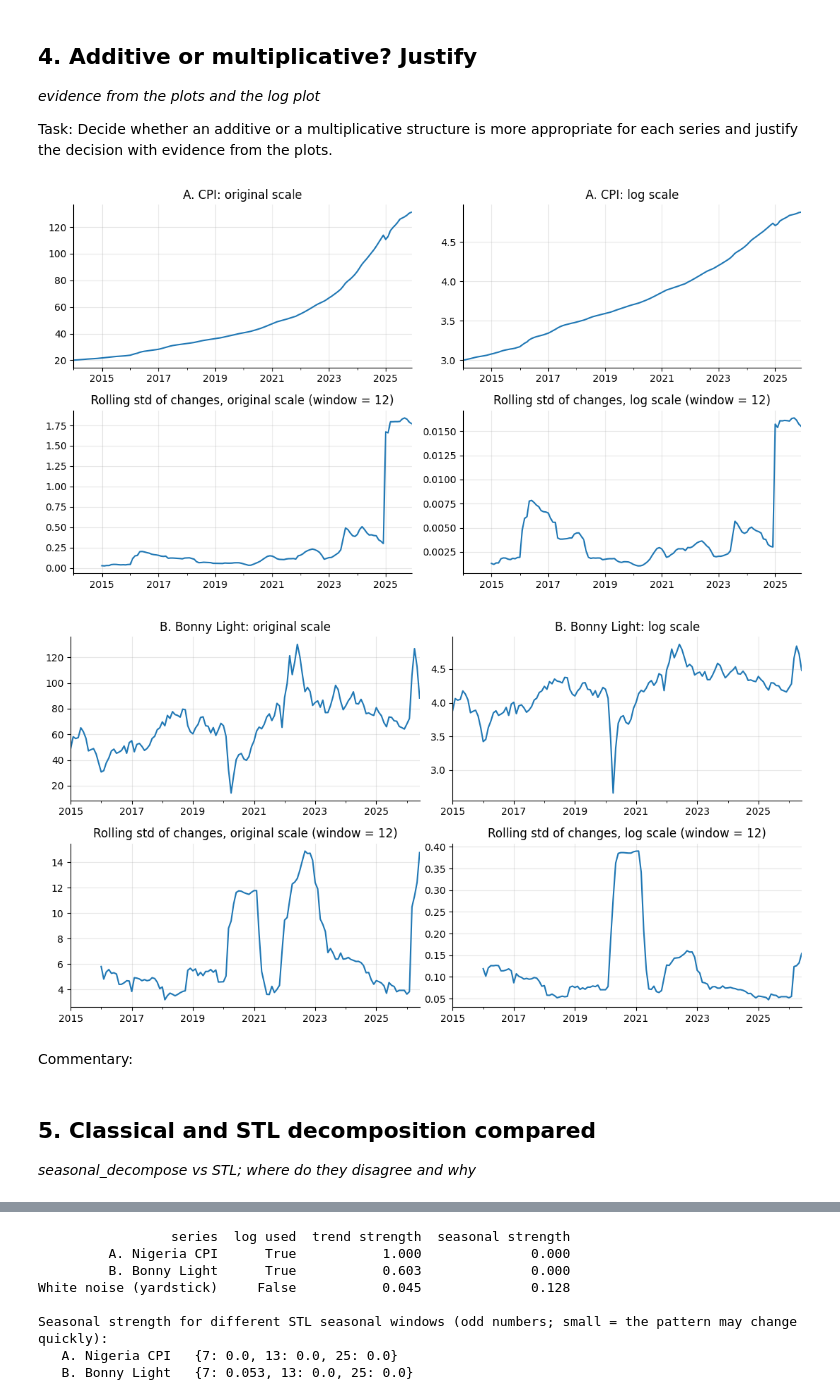
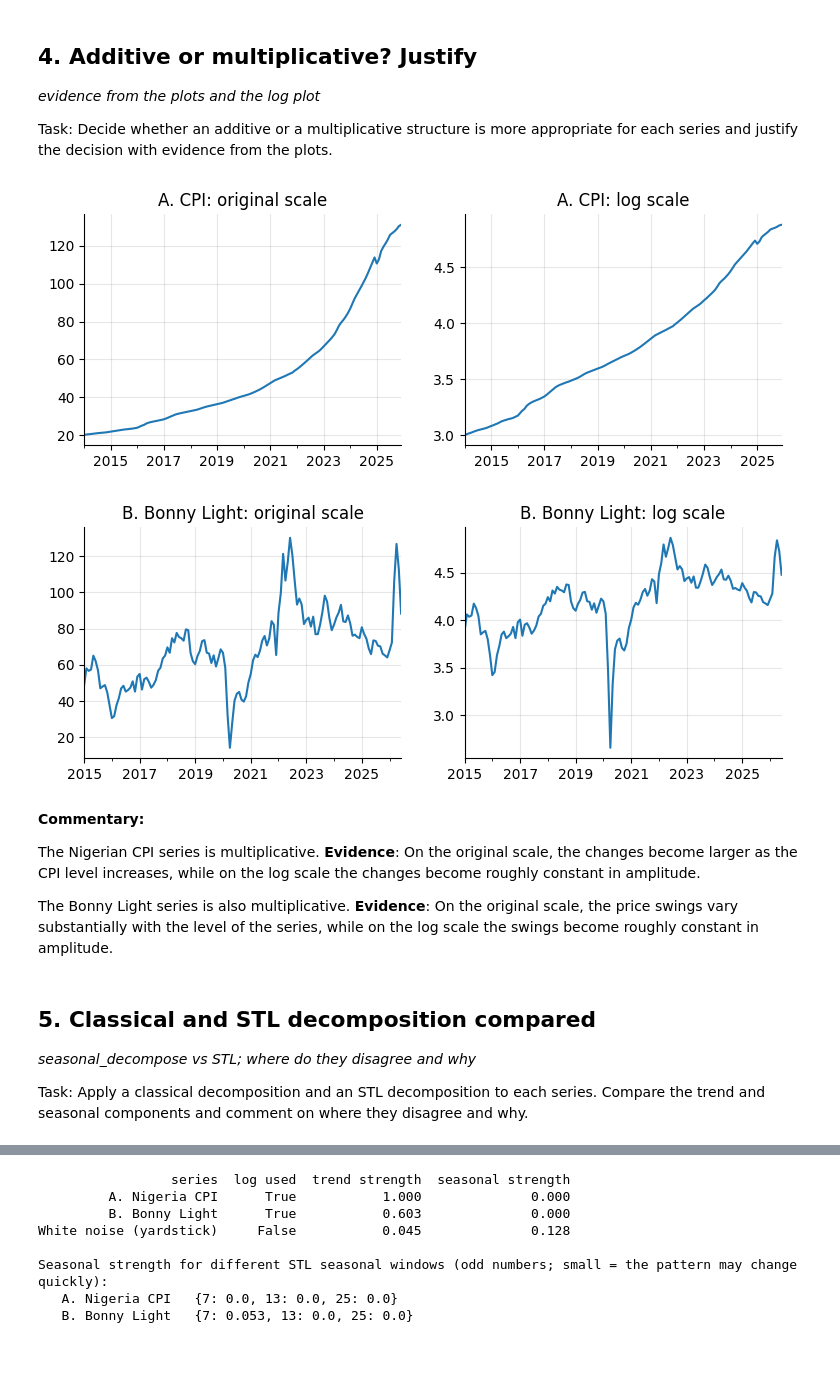
Before and after one commit to PreciousFaseyosan/NUTDTS816-Time_Series_Analysis-_Course_Repository, a Jupyter notebook: notebooks/assessments/A1_starter.ipynb, the cells around one changed output, grey strips where cells are left out. Saved outputs shown, nothing was run; the diff lists cells and outputs as text; code cells hidden in the pictures; blank space fills up the shorter version.

```diff
--- a/notebooks/assessments/A1_starter.ipynb
+++ b/notebooks/assessments/A1_starter.ipynb
@@ -261,28 +261,32 @@ Bonny first diff Q(12) =     21.61   p-value = 0.0421
 
 Task: Decide whether an additive or a multiplicative structure is more appropriate for each series and justify the decision with evidence from the plots.
 # %%
-# Task 4 - original vs log scale plus the rolling spread of the changes on each scale
-#   additive       : spread of changes roughly constant on the ORIGINAL scale
-#   multiplicative : spread grows with the level on the original scale, roughly constant on the LOG scale
+# Task 4 - original vs log scale
 
-def scale_diagnostic(s, window, name):
-    fig, axes = plt.subplots(2, 2, figsize=(11, 6))
-    s.plot(ax=axes[0, 0], title=f'{name}: original scale')
-    np.log(s).plot(ax=axes[0, 1], title=f'{name}: log scale')
-    s.diff().rolling(window).std().plot(ax=axes[1, 0], title=f'Rolling std of changes, original scale (window = {window})')
-    np.log(s).diff().rolling(window).std().plot(ax=axes[1, 1], title=f'Rolling std of changes, log scale (window = {window})')
-    for ax in axes.flat: ax.set_xlabel('')
-    plt.tight_layout(); plt.show()
+fig, axes = plt.subplots(1, 2, figsize=(9, 3))
+cpi.plot(ax=axes[0], title='A. CPI: original scale')
+np.log(cpi).plot(ax=axes[1], title='A. CPI: log scale')
+for ax in axes: ax.set_xlabel('')
+plt.show()
 
-scale_diagnostic(cpi,   12, 'A. CPI')
-scale_diagnostic(bonny, 12, 'B. Bonny Light')
+fig, axes = plt.subplots(1, 2, figsize=(9, 3))
+bonny.plot(ax=axes[0], title='B. Bonny Light: original scale')
+np.log(bonny).plot(ax=axes[1], title='B. Bonny Light: log scale')
+for ax in axes: ax.set_xlabel('')
+plt.show()
 # %% [output]
-[figure, old version]
+[figure, new version]
-[figure, old version]
+[figure, new version]
 # %% [markdown]
-Commentary:
+**Commentary:**
+
+The Nigerian CPI series is multiplicative. **Evidence**: On the original scale, the changes become larger as the CPI level increases, while on the log scale the changes become roughly constant in amplitude.
+
+The Bonny Light series is also multiplicative. **Evidence**: On the original scale, the price swings vary substantially with the level of the series, while on the log scale the swings become roughly constant in amplitude.
 # %% [markdown]
 ## 5. Classical and STL decomposition compared
 
 *seasonal_decompose vs STL; where do they disagree and why*
+
+Task: Apply a classical decomposition and an STL decomposition to each series. Compare the trend and seasonal components and comment on where they disagree and why.
 # %%
```
Also changed, not shown: parts of 20 cells of this notebook.
